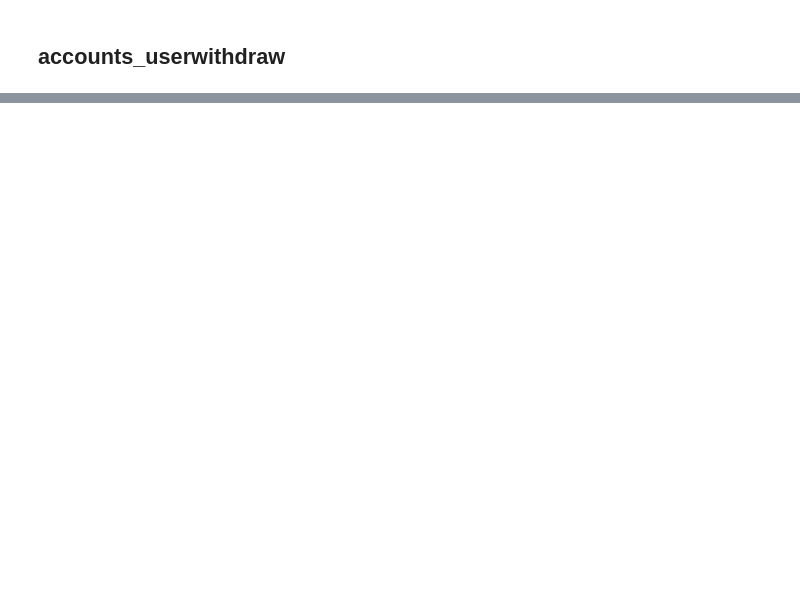
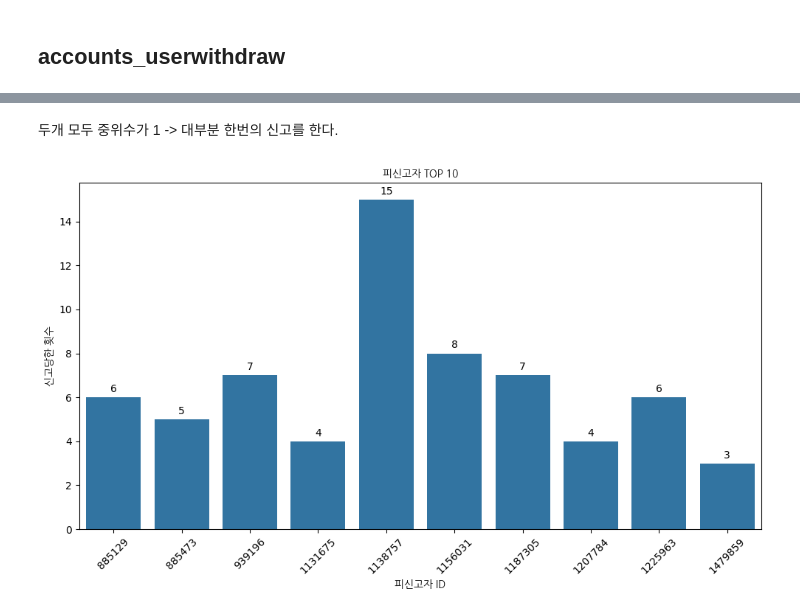
Before and after one commit to seung127/codeit_project, a Jupyter notebook: codeit-project-docker/notebooks/EDA.ipynb, the cells around one changed output, grey strips where cells are left out. Drawn from its saved outputs; the diff is of its cells as text; code cells hidden in the pictures; blank space fills up the shorter version.

```diff
--- a/codeit-project-docker/notebooks/EDA.ipynb
+++ b/codeit-project-docker/notebooks/EDA.ipynb
@@ -297,0 +990,8 @@ display(accounts_userwithdraw['reason'].value_counts())
+# %%
+import matplotlib.pyplot as plt
+import matplotlib.font_manager as fm
+import seaborn as sns
+
+# 폰트 경로로 FontProperties 객체 생성
+font_path = '/usr/share/fonts/truetype/nanum/NanumGothic.ttf'
+fontprop = fm.FontProperties(fname=font_path)
@@ -297,0 +1032,5 @@ display(accounts_userwithdraw['reason'].value_counts())
+# %%
+accounts_timelinereport['date'] = accounts_timelinereport['created_at'].dt.to_period('d')
+report_duplicate = accounts_timelinereport[accounts_timelinereport.duplicated(['reason','date','user_id','reported_user_id','user_question_record_id'],keep=False)]
+print(report_duplicate.shape)
+report_duplicate
@@ -297,0 +1069,24 @@ display(accounts_userwithdraw['reason'].value_counts())
+# %% [markdown]
+두개 모두 중위수가 1 -> 대부분 한번의 신고를 한다.
+# %%
+# 데이터 준비
+reported_user = accounts_timelinereport['reported_user_id'].value_counts().head(10).reset_index()
+reported_user.columns = ['reported_user_id', 'count']
+
+# 시각화
+plt.figure(figsize=(10,6))
+ax = sns.barplot(data=reported_user, x='reported_user_id', y='count')
+
+# 각 바 위에 값 표시
+for i in ax.containers:
+    ax.bar_label(i, label_type='edge', padding=3)
+
+# 옵션 설정
+plt.title('피신고자 TOP 10', fontproperties=fontprop)
+plt.xlabel('피신고자 ID', fontproperties=fontprop)
+plt.ylabel('신고당한 횟수', fontproperties=fontprop)
+plt.xticks(rotation=45)
+plt.tight_layout()
+plt.show()
+# %% [output]
+[figure, added]
```
Also changed, not shown: parts of 81 cells of this notebook, 5 other files.
